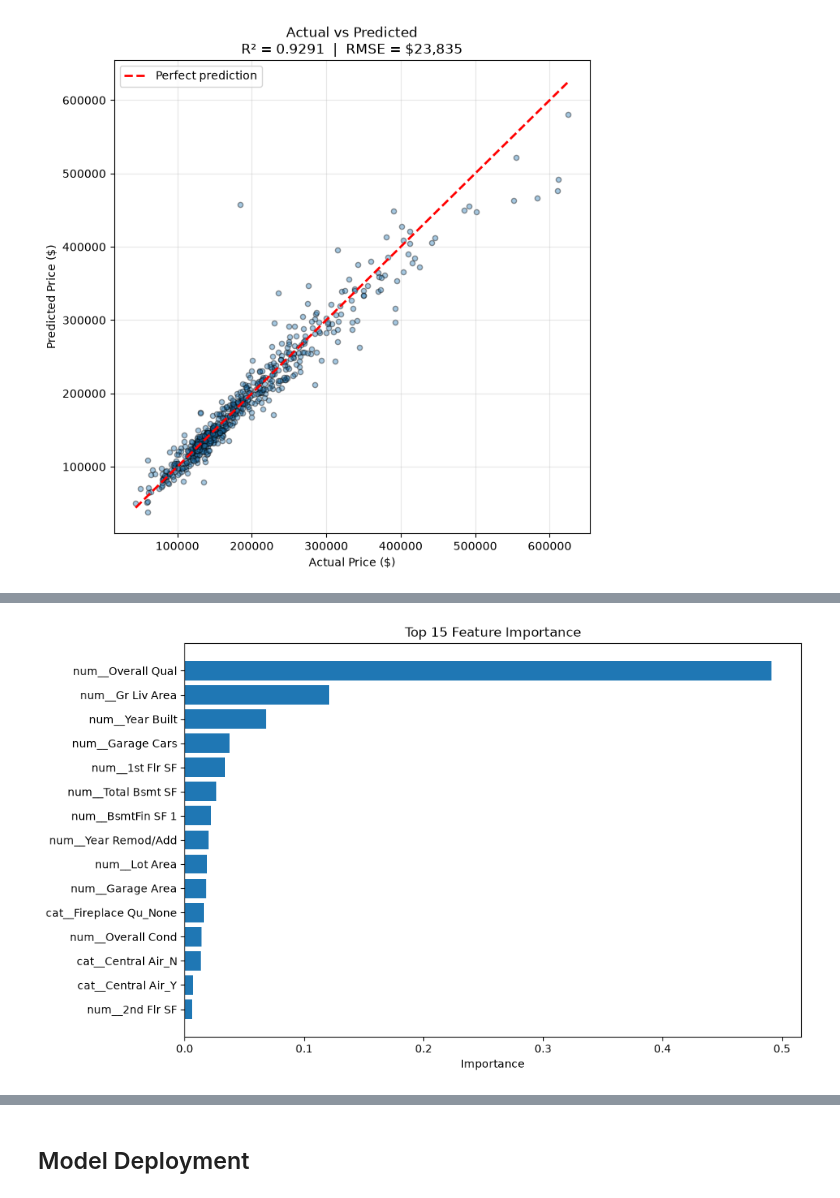
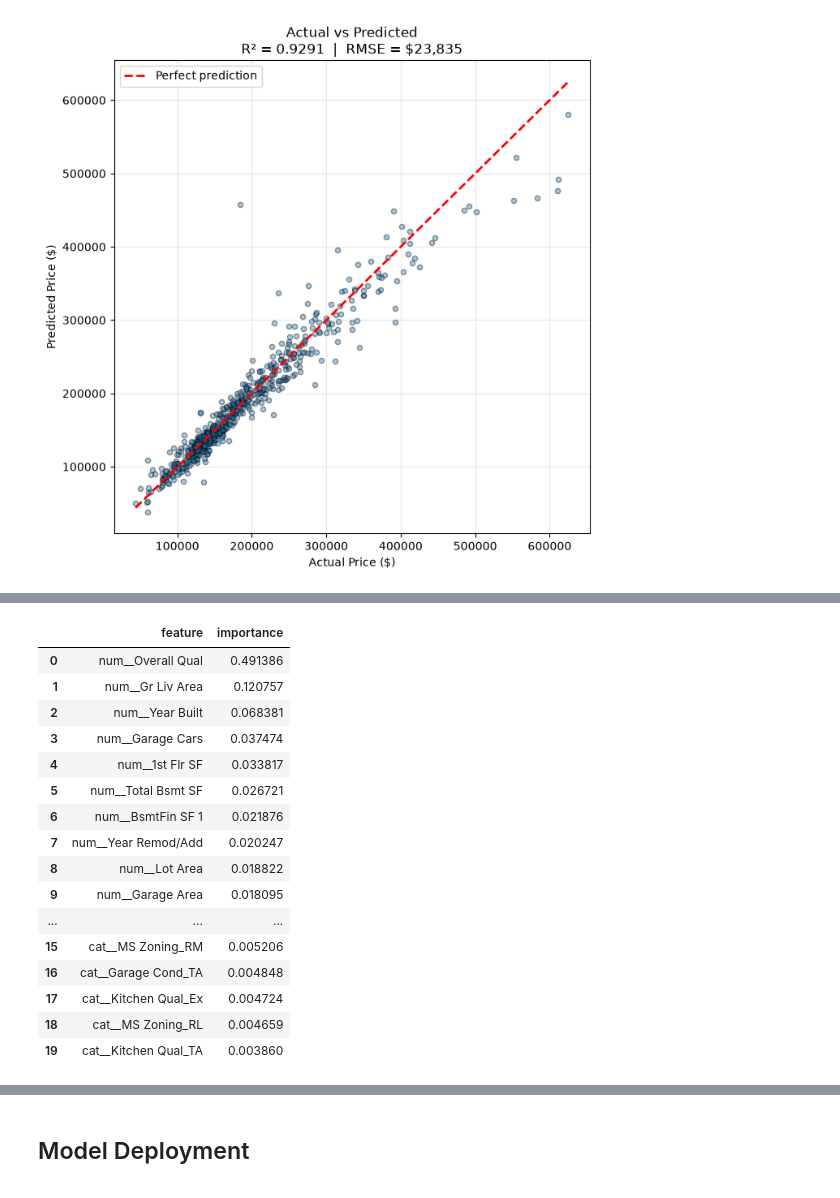
Before and after one commit to emmanuelonah936-lang/ames-housing-price-predictor, a Jupyter notebook: Ames_Housing_Data.ipynb, the cells around one changed output, grey strips where cells are left out. Drawn from its saved outputs; the diff is of its cells as text; code cells hidden in the pictures.

```diff
--- a/Ames_Housing_Data.ipynb
+++ b/Ames_Housing_Data.ipynb
@@ -494,36 +505,35 @@ plt.show()
 # %%
 # ------Feature Importnce--------
 final_model = grid.best_estimator_
-try:
-    feature_names = preprocessor.get_feature_names_out()
-except:
-    feature_names = X.columns
 
-try:
-    importance = final_model.named_steps["model"].feature_importnces_
-except:
-    importances = final_model.feature_importances_
-
-# feature_names = prep.get_feature_names_out()
-# importances = model.feature_importances_
+# best_estimator_ is a Pipeline → use named_steps
+feature_names = final_model.named_steps['prep'].get_feature_names_out()
+importances   = final_model.named_steps['model'].feature_importances_
 
 imp_df = pd.DataFrame({
     "feature": feature_names,
     "importance": importances,
 }).sort_values("importance", ascending=False).reset_index(drop=True)
 
 pd.set_option("display.max_rows", 100)
 pd.set_option("display.width", 120)
 
 imp_df.head(20)
-
-# -------Feture Importance Plot------
-top15 = imp_df.head(15)
-plt.figure(figsize=(10,6))
-plt.barh(top15['feature'][::-1], top15['importance'][::-1])
-plt.xlabel('Importance')
-plt.title('Top 15 Feature Importance')
-plt.tight_layout()
-plt.show()
 # %% [output]
-[figure, removed]
+|  | feature | importance |
+| 0 | num__Overall Qual | 0.491386 |
+| 1 | num__Gr Liv Area | 0.120757 |
+| 2 | num__Year Built | 0.068381 |
+| 3 | num__Garage Cars | 0.037474 |
+| 4 | num__1st Flr SF | 0.033817 |
+| 5 | num__Total Bsmt SF | 0.026721 |
+| 6 | num__BsmtFin SF 1 | 0.021876 |
+| 7 | num__Year Remod/Add | 0.020247 |
+| 8 | num__Lot Area | 0.018822 |
+| 9 | num__Garage Area | 0.018095 |
+| ... | ... | ... |
+| 15 | cat__MS Zoning_RM | 0.005206 |
+| 16 | cat__Garage Cond_TA | 0.004848 |
+| 17 | cat__Kitchen Qual_Ex | 0.004724 |
+| 18 | cat__MS Zoning_RL | 0.004659 |
+| 19 | cat__Kitchen Qual_TA | 0.003860 |
```
Also changed, not shown: parts of 19 cells of this notebook.
